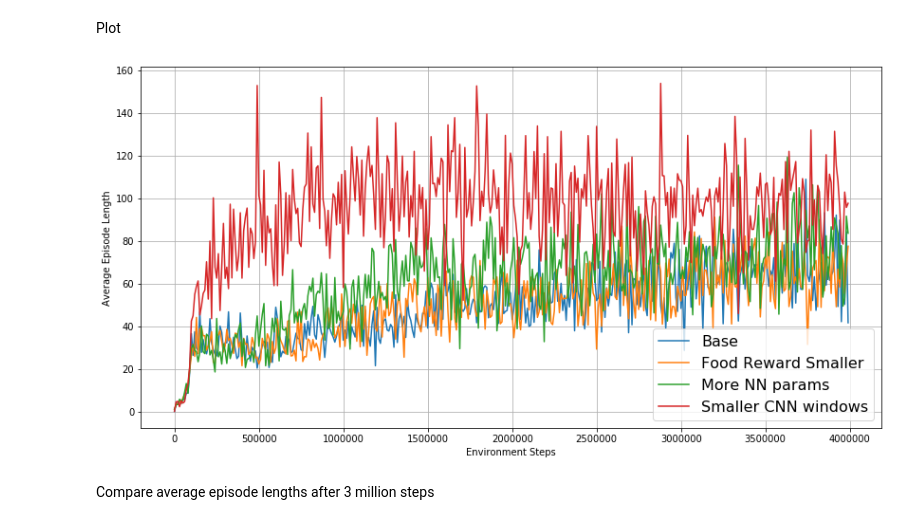
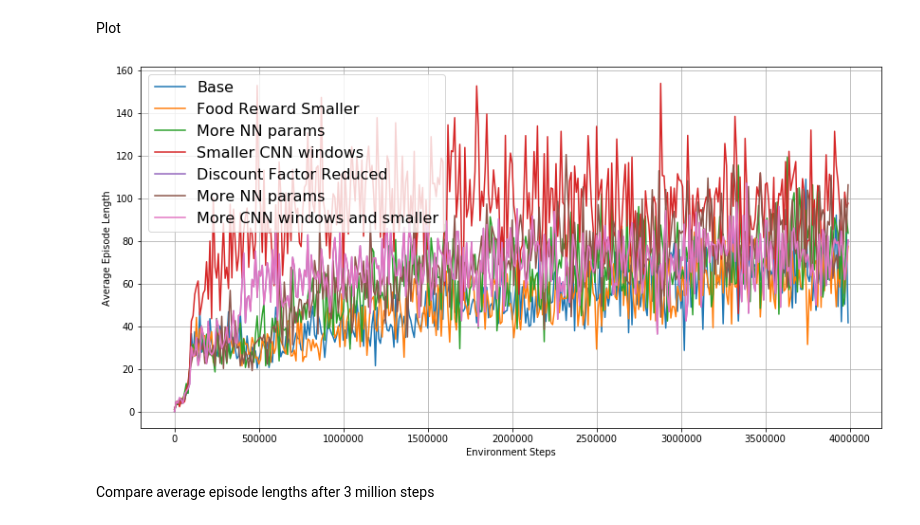
Before and after one commit to lukepolson/UVICMLCC, a Jupyter notebook: Competitions/Battlesnake/Analysis/Prelim_Data_Analysis.ipynb, the cells around one changed output. Saved outputs shown, nothing was run; the diff lists cells and outputs as text; code cells hidden in the pictures.

```diff
--- a/Competitions/Battlesnake/Analysis/Prelim_Data_Analysis.ipynb
+++ b/Competitions/Battlesnake/Analysis/Prelim_Data_Analysis.ipynb
@@ -9,6 +9,9 @@ df_0 = pd.read_csv('../DATA/stats_0.txt')
 df_1 = pd.read_csv('../DATA/stats_1.txt')
 df_2 = pd.read_csv('../DATA/stats_2.txt')
 df_3 = pd.read_csv('../DATA/stats_3.txt')
+df_4 = pd.read_csv('../DATA/stats_4.txt')
+df_5 = pd.read_csv('../DATA/stats_5.txt')
+df_6 = pd.read_csv('../DATA/stats_6.txt')
 # %% [markdown]
 Get steps and episode lengths
 # %%
@@ -23,21 +26,33 @@ Ep_len_2 = df_2['Avg_EPLM']
 
 steps_3 = df_3['Env_Steps']
 Ep_len_3 = df_3['Avg_EPLM']
+
+steps_4 = df_4['Env_Steps']
+Ep_len_4 = df_4['Avg_EPLM']
+
+steps_5 = df_5['Env_Steps']
+Ep_len_5 = df_5['Avg_EPLM']
+
+steps_6 = df_6['Env_Steps']
+Ep_len_6 = df_6['Avg_EPLM']
 # %% [markdown]
 Plot
 # %%
 plt.figure(figsize=(14,7))
 plt.plot(steps_0, Ep_len_0, label='Base')
 plt.plot(steps_1, Ep_len_1, label='Food Reward Smaller')
 plt.plot(steps_2, Ep_len_2, label='More NN params')
 plt.plot(steps_3, Ep_len_3, label='Smaller CNN windows')
+plt.plot(steps_4, Ep_len_4, label='Discount Factor Reduced')
+plt.plot(steps_5, Ep_len_5, label='More NN params')
+plt.plot(steps_4, Ep_len_4, label='More CNN windows and smaller')
 plt.xlabel('Environment Steps')
 plt.ylabel('Average Episode Length')
 plt.grid()
 plt.legend(fontsize=16)
 plt.show()
 # %% [output]
-[figure, old version]
+[figure, new version]
 # %% [markdown]
 Compare average episode lengths after 3 million steps
 # %%
```
Also changed, not shown: parts of 3 cells of this notebook, 12 other files.
